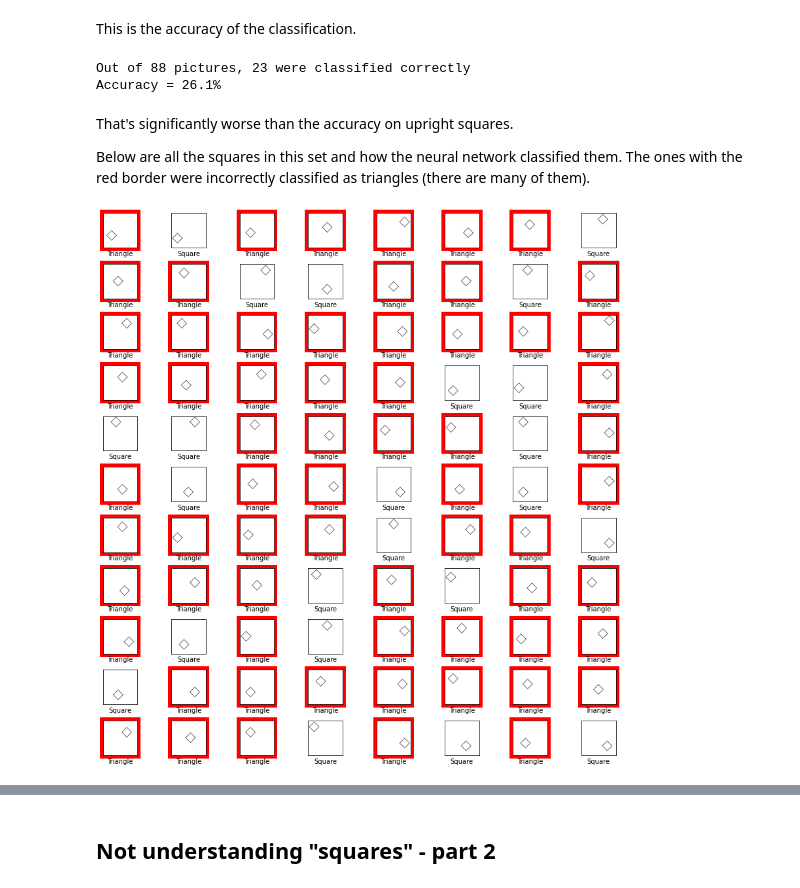
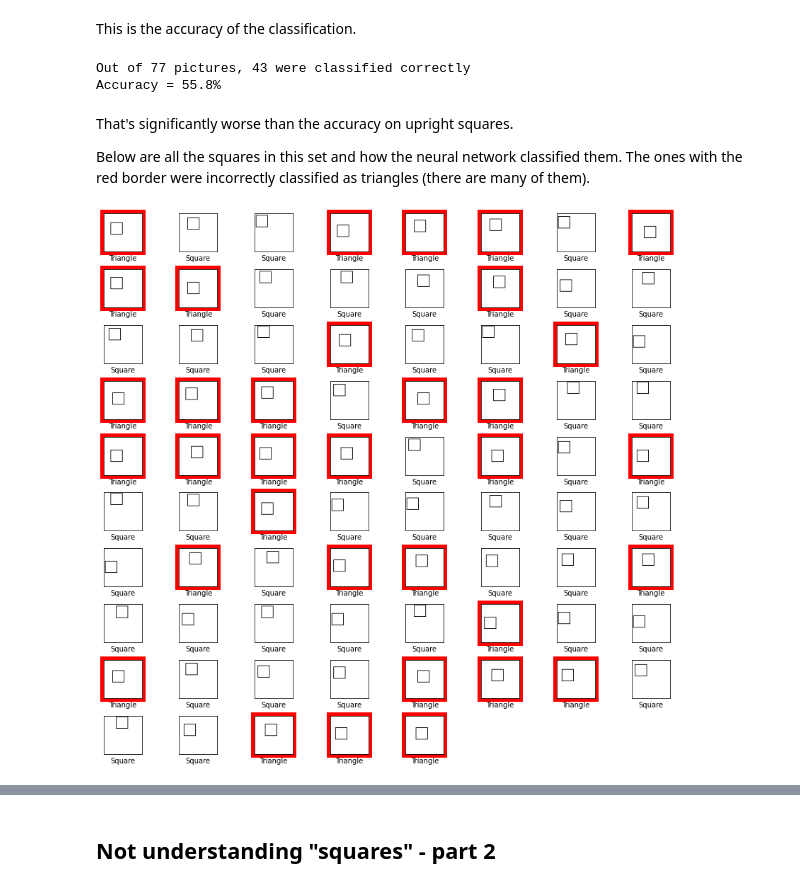
Before and after one commit to fau-masters-collected-works-cgarbin/machine-learning-but-not-understanding, a Jupyter notebook: machine_learning_but_not_understanding.ipynb, the cells around one changed output, grey strips where cells are left out. Drawn from its saved outputs; the diff is of its cells as text; code cells hidden in the pictures.

```diff
--- a/machine_learning_but_not_understanding.ipynb
+++ b/machine_learning_but_not_understanding.ipynb
@@ -214,4 +214,4 @@ This is how they look like.
 # %%
-rotated_squares = images.get_square_rotated_dataset()
-draw_pictures(rotated_squares, None, (5,5), 15, 5)
+large_squares = images.get_square_large_dataset()
+draw_pictures(large_squares, None, (8,8), 25, 5)
 # %% [output]
@@ -221,6 +221,6 @@ Using the neural network, we classify the rotated squares.
 # %%
-rotated_squares, _ = images.prepare_set(rotated_squares)
-pred_prob = model.predict(rotated_squares)
+large_squares, _ = images.prepare_set(large_squares)
+pred_prob = model.predict(large_squares)
 pred_label = np.argmax(pred_prob, axis=1)
 # %% [markdown]
 This is the accuracy of the classification.
@@ -231,28 +231,28 @@ print('Out of {} pictures, {} were classified correctly'.format
      (num_labels, sum(pred_correct)))
 print('Accuracy = {:.1%}'.format(sum(pred_correct) / num_labels))
 # %% [output]
-Out of 88 pictures, 23 were classified correctly
-Accuracy = 26.1%
+Out of 77 pictures, 43 were classified correctly
+Accuracy = 55.8%
 # %% [markdown]
 That's significantly worse than the accuracy on upright squares.
 
 Below are all the squares in this set and how the neural network classified them. The ones with the red border were incorrectly classified as triangles (there are many of them).
 # %%
 plt.figure(figsize=(12,12))
-for i in range(88):
+for i in range(77):
     ax = plt.subplot(11, 8, i+1)
     plt.xticks([])
     plt.yticks([])
     plt.grid(False)
     if pred_label[i] != images.LABEL_SQUARE:
         ax.patch.set_color('red')
         ax.patch.set_linewidth('10')
-    plt.imshow(rotated_squares[i], cmap='gray', vmin=0.0, vmax=1.0)
+    plt.imshow(large_squares[i], cmap='gray', vmin=0.0, vmax=1.0)
     plt.xlabel(class_names[pred_label[i]])
 plt.tight_layout()
 plt.show()
 # %% [output]
-[figure, old version]
+[figure, new version]
 # %% [markdown]
 ### Why does this experiment matter?
 
```
Also changed, not shown: parts of 7 cells of this notebook, 1 other file.
